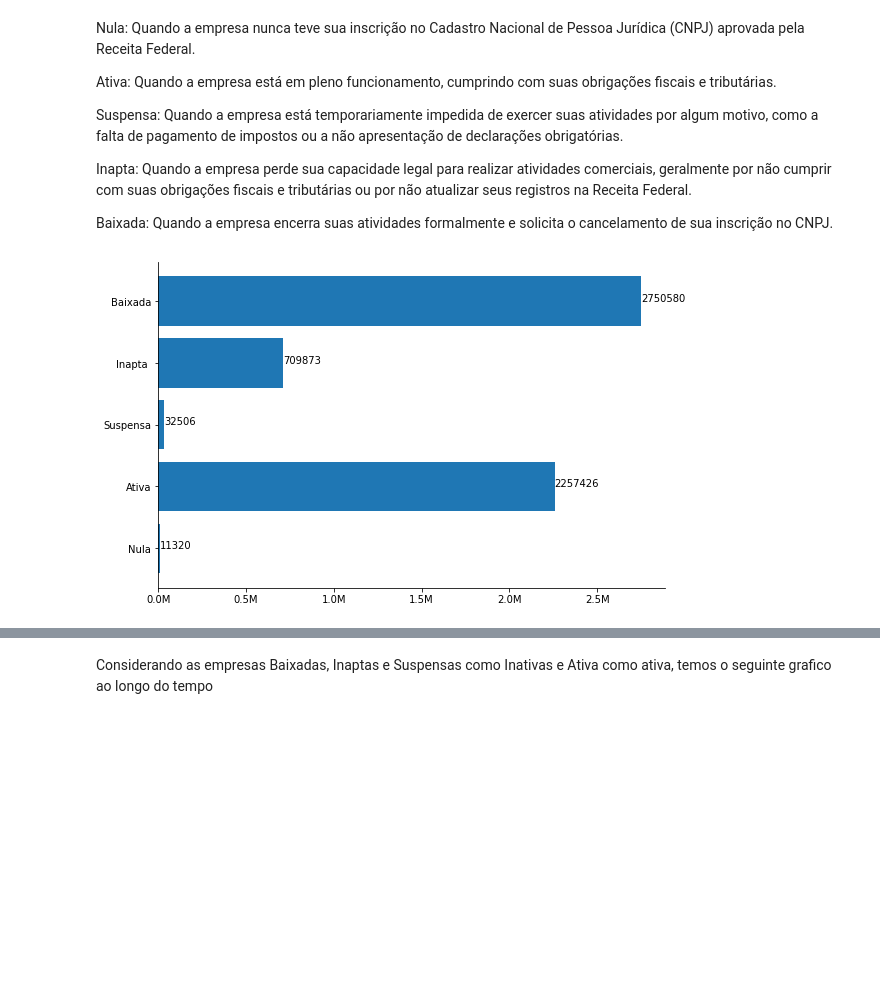
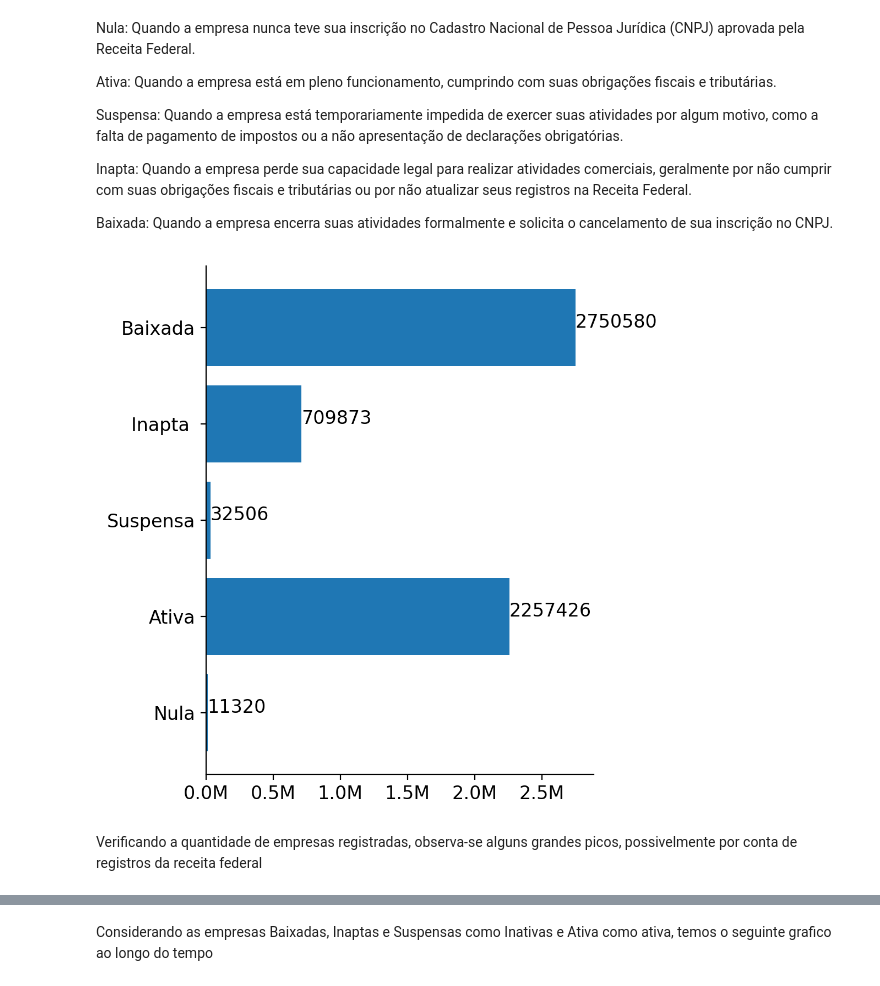
Before and after one commit to leandronogsantos/brasil_cnpjs, a Jupyter notebook: analise_dos_dados.ipynb, the cells around one changed output, grey strips where cells are left out. Drawn from its saved outputs; the diff is of its cells as text; code cells hidden in the pictures; blank space fills up the shorter version.

```diff
--- a/analise_dos_dados.ipynb
+++ b/analise_dos_dados.ipynb
@@ -40,24 +40,26 @@ Baixada: Quando a empresa encerra suas atividades formalmente e solicita o cance
 # %%
 import matplotlib.pyplot as plt
 
 #names = ['1 - Nula', '2 - Ativa', '3 - Suspensa', '4 - Inapta ', '8 - Baixada']
 names = ['Nula', 'Ativa', 'Suspensa', 'Inapta ', 'Baixada']
 import matplotlib.ticker as ticker
 
 @ticker.FuncFormatter
 def million_formatter(x, pos):
     return "%.1fM" % (x/1E6)
 
-
+dpi = 200
 values = df_empresas_estab_mg.groupby('SITUAÇÃO CADASTRAL')['cnpj'].count().values
-fig = plt.figure(figsize=(20, 6))
+fig = plt.figure(figsize=(10, 6), dpi=dpi)
 ax=fig.add_subplot(121)
 ax.spines['top'].set_visible(False)
 ax.spines['right'].set_visible(False)
 ax.xaxis.set_major_formatter(million_formatter)
+ax.xaxis.set_tick_params(labelsize=12)
+ax.yaxis.set_tick_params(labelsize=12)
 
 ax.barh(names, values)
 for i, v in enumerate(values):
-    ax.text(v + 3, i , str(v))
+    ax.text(v + 3, i , str(v), fontsize=12)
 # %% [output]
-[figure, old version]
+[figure, new version]
@@ -63,0 +68,2 @@ for i, v in enumerate(values):
+# %% [markdown]
+Verificando a quantidade de empresas registradas, observa-se alguns grandes picos, possivelmente por conta de registros da receita federal
```
Also changed, not shown: parts of 49 cells of this notebook.
